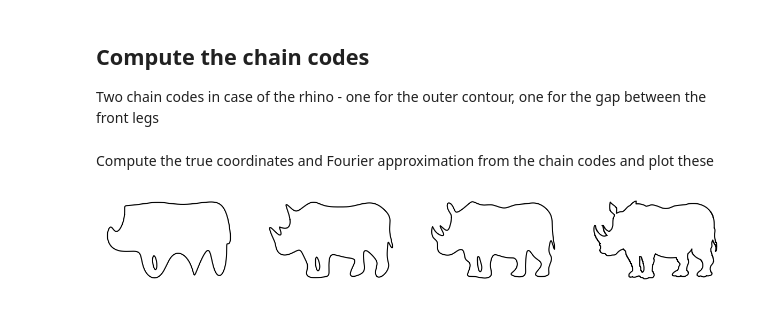
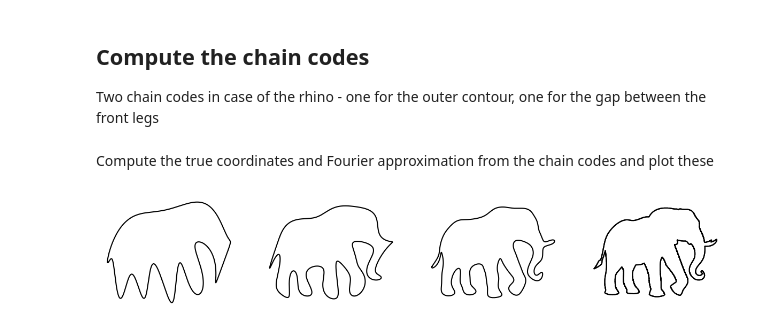
Before and after one commit to lokuger/fourier-animals, a Jupyter notebook: fourier-animal.ipynb, the cells around one changed output. Saved outputs shown, nothing was run; the diff lists cells and outputs as text; code cells hidden in the pictures.

```diff
--- a/fourier-animal.ipynb
+++ b/fourier-animal.ipynb
@@ -17,7 +17,7 @@ import sys
 sys.setrecursionlimit(20000) # necessary to do a full dfs around the rhino
 # %%
 ## Read in binary image - if color/grayscale convert to useful binary of object first
-im = io.imread('test_img/rhino2.jpg', as_gray=True)
+im = io.imread('test_img/elephant.png', as_gray=True)
 # convert to binary
 b = np.zeros(im.shape)
 b[im>0.5] = 1
@@ -42,9 +42,10 @@ def image_gradient(im):
 g = image_gradient(b)
 h = (g[0,...]**2+g[1,...]**2>0).astype(int)
 plt.imshow(h,cmap='gray_r',vmin=0,vmax=1)
-print(h[650,704]) # possible starting pixel for outer shape
-print(h[2000,1558]) # possible starting pixel for gap between front legs of rhino
-i_start1,j_start1 = 650,704
-i_start2,j_start2 = 2000,1558
+# starting pixel for elephant
+I_start, J_start = [545],[38]
+print(h[I_start[0],J_start[0]])
+# starting pixels for rhino2.jpg (one for outer, one for gap between legs)
+# I_start,J_start = [650,2000], [704,1558]
 # %% [output]
 1
@@ -177,29 +174,30 @@ cc_legs = np.array(extract_cc(h,i_start2,j_start2))
+# %%
+cc = []
+for k,(i_start,j_start) in enumerate(zip(I_start,J_start)):
+    cc.append(np.array(extract_cc(h,i_start,j_start)))
 # %% [markdown]
 Compute the true coordinates and Fourier approximation from the chain codes and plot these
 # %%
 fig,ax = plt.subplots(1,4,figsize=(15,5))
 
-x_outer,y_outer = true_contour(cc_outer)
-x_outer,y_outer = x_outer+j_start1,y_outer-i_start1
-x_legs,y_legs = true_contour(cc_legs)
-x_legs,y_legs = x_legs+j_start2,y_legs-i_start2
-ax[-1].plot(x_outer,y_outer,'k')
-ax[-1].plot(x_legs,y_legs,'k')
+for c,i,j in zip(cc,I_start,J_start):
+    x,y = true_contour(c)
+    x,y = x+j,y-i
+    ax[-1].plot(x,y,'k')
+    ax[-1].plot(x,y,'k')
 ax[-1].set_aspect(1)
 ax[-1].set_axis_off()
 #ax[-1].set_title('Exact contours')
 
-N_fc_outer,N_fc_inner = [10,20,30],[1,2,3]
-for i,n_fc in enumerate(zip(N_fc_outer,N_fc_inner)):
-    n_fc_outer,n_fc_inner = n_fc
-    xf_outer,yf_outer = fourier_contour(cc_outer,n_fc_outer,n_eval=1000)
-    xf_outer,yf_outer = xf_outer+j_start1,yf_outer-i_start1
-    xf_legs,yf_legs = fourier_contour(cc_legs,n_fc_inner,n_eval=1000)
-    xf_legs,yf_legs = xf_legs+j_start2,yf_legs-i_start2
-    ax[i].plot(xf_outer,yf_outer,'k')
-    ax[i].plot(xf_legs,yf_legs,'k')
-    ax[i].set_aspect(1)
-    ax[i].set_axis_off()
-fig.savefig('./result.png')
+#N_fc_outer,N_fc_inner = [[10,1],[20,2],[30,3]] 	# rhino2
+N_fc = [[10],[20],[40]]                                    # elephant
+for k,n_fc in enumerate(N_fc):
+    for n,c,i,j in zip(n_fc,cc,I_start,J_start):
+        xf,yf = fourier_contour(c,n,n_eval=1000)
+        xf,yf = xf+j,yf-i
+        ax[k].plot(xf,yf,'k')
+    ax[k].set_aspect(1)
+    ax[k].set_axis_off()
+#fig.savefig('./result.png')
 # %% [output]
-[figure, old version]
+[figure, new version]
```
Also changed, not shown: parts of 4 cells of this notebook, 1 other file.
